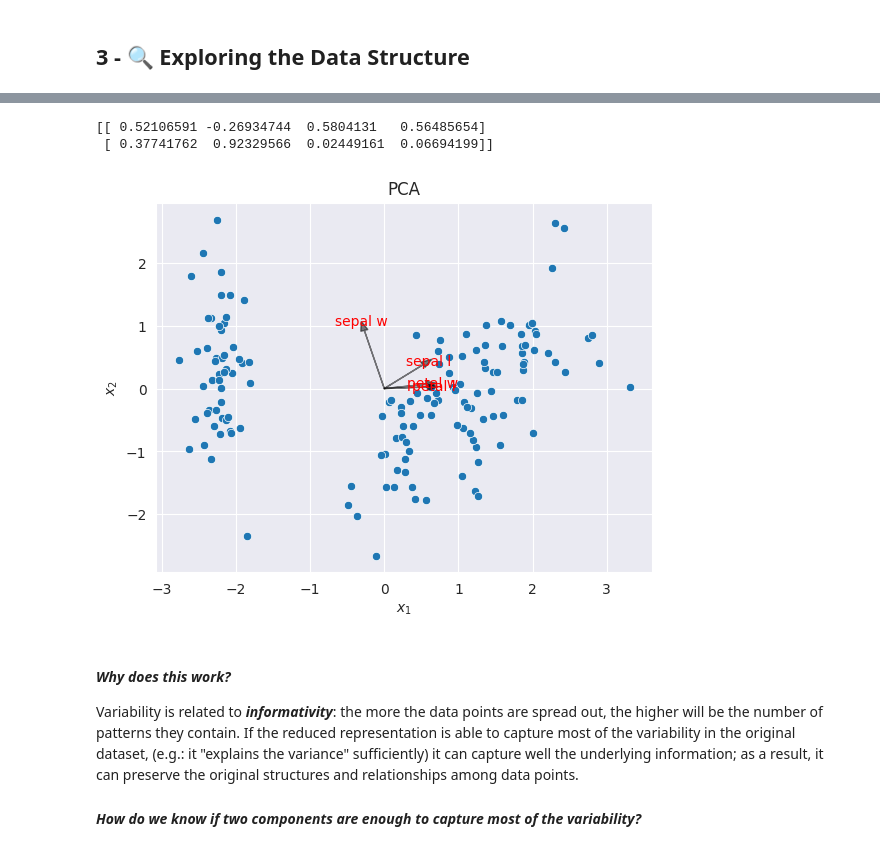
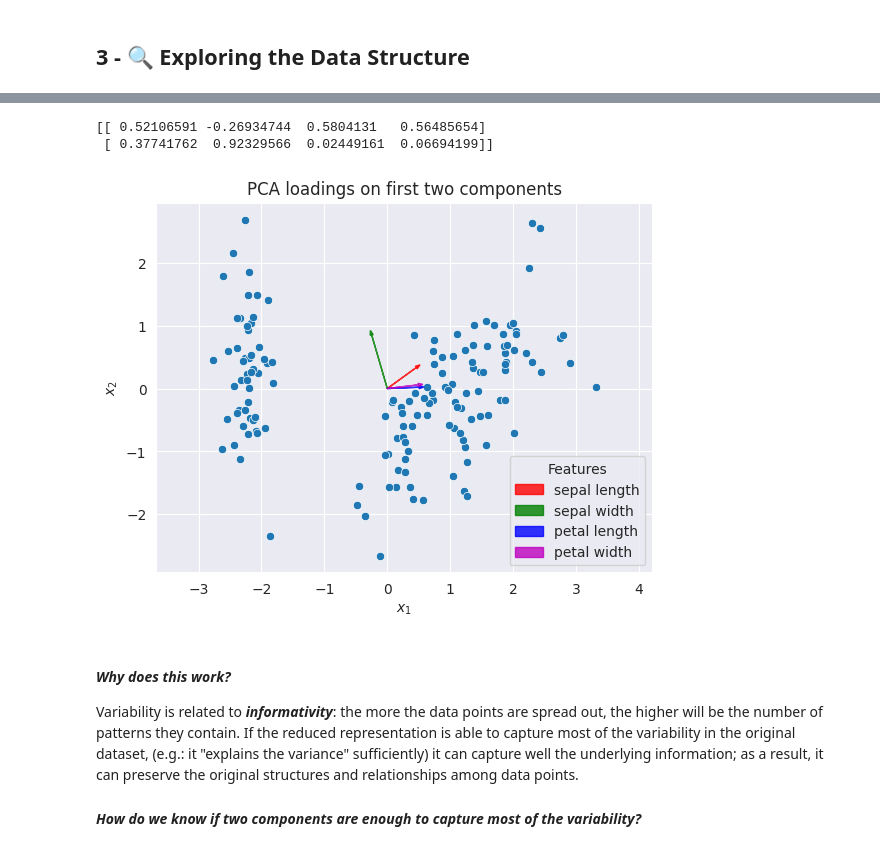
Before and after one commit to MAL-TO/Workshop-ML, a Jupyter notebook: lab04/main.ipynb, the cells around one changed output, grey strips where cells are left out. Saved outputs shown, nothing was run; the diff lists cells and outputs as text; code cells hidden in the pictures.

```diff
--- a/lab04/main.ipynb
+++ b/lab04/main.ipynb
@@ -390,26 +434,29 @@
 # %%
 from sklearn.decomposition import PCA
 #import matplotlib.pyplot as plt (already imported before)
 
 pca = PCA(n_components=2)
 iris_pca = pca.fit_transform(iris_scaled_df)
 sns.scatterplot(x=iris_pca[:, 0], y=iris_pca[:, 1])
 
 pca_comp = pca.components_
-features = ['sepal l', 'sepal w', 'petal l', 'petal w']
+features = ['sepal length', 'sepal width', 'petal length', 'petal width']
+colors = ['r', 'g', 'b', 'm']
 print(pca_comp)
-for i, f in enumerate(features):
-    plt.arrow(0, 0, pca_comp[0, i], pca_comp[1, i], color='black', alpha=0.5, head_width=0.1)
-    plt.text(pca_comp[0, i]*1.15, pca_comp[1, i]*1.15, f, color='r', fontsize=10, ha='center', va='center')
+for i, (f, c) in enumerate(zip(features, colors)):
+    plt.arrow(0, 0, pca_comp[0, i], pca_comp[1, i], color=c, alpha=0.8, head_width=0.05, length_includes_head=True, label=f)
 
-plt.title("PCA")
+plt.title("PCA loadings on first two components")
 plt.xlabel("$x_1$")
 plt.ylabel("$x_2$")
+plt.legend(title="Features", loc="best")
+plt.grid(True)
+plt.axis('equal')
 plt.show()
 # %% [output]
 [[ 0.52106591 -0.26934744  0.5804131   0.56485654]
  [ 0.37741762  0.92329566  0.02449161  0.06694199]]
-[figure, old version]
+[figure, new version]
 # %% [markdown]
 #### ***Why does this work?***
 Variability is related to ***informativity***: the more the data points are spread out, the higher will be the number of patterns they contain. If the reduced representation is able to capture most of the variability in the original dataset, (e.g.: it "explains the variance" sufficiently) it can capture well the underlying information; as a result, it can preserve the original structures and relationships among data points.
```
Also changed, not shown: parts of 12 cells of this notebook, 8 other files.
